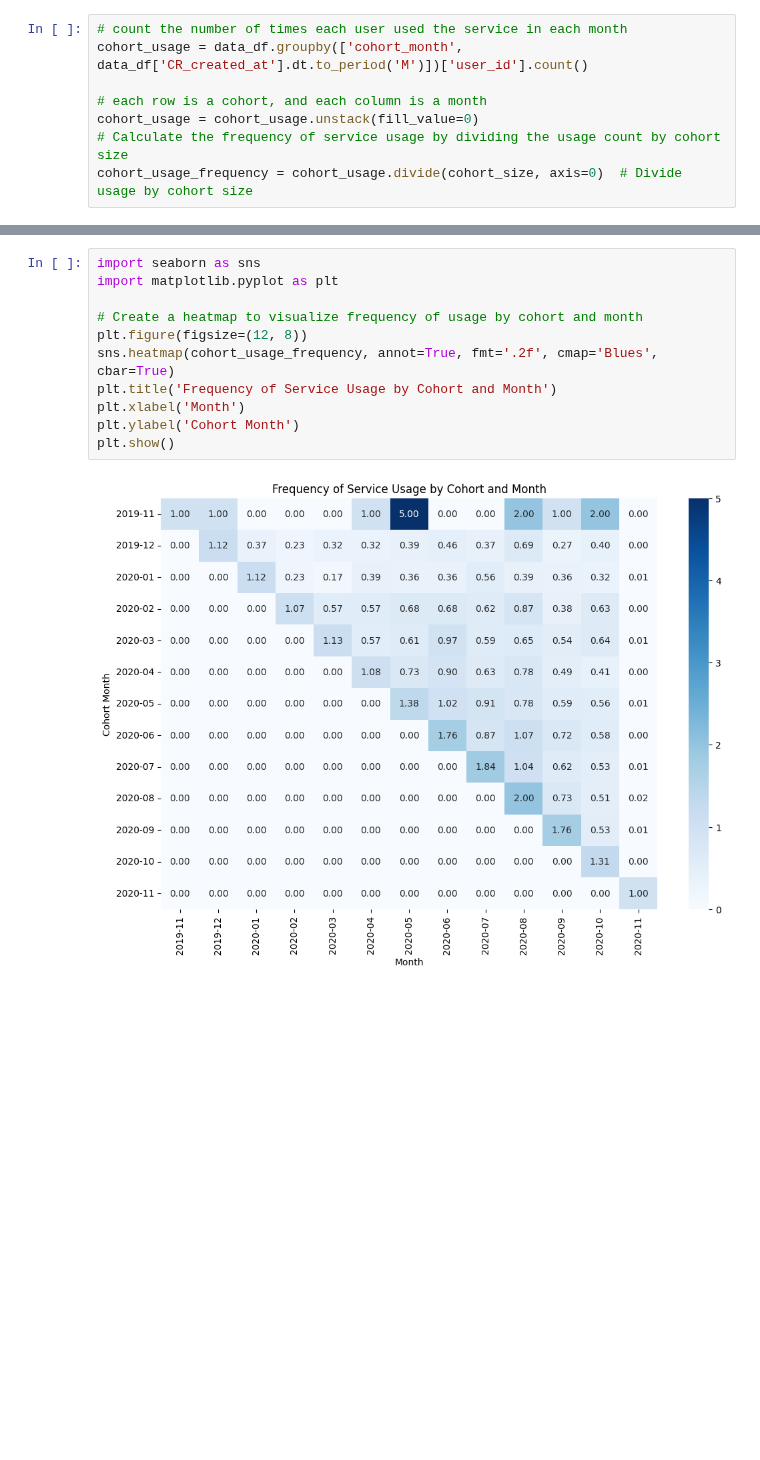
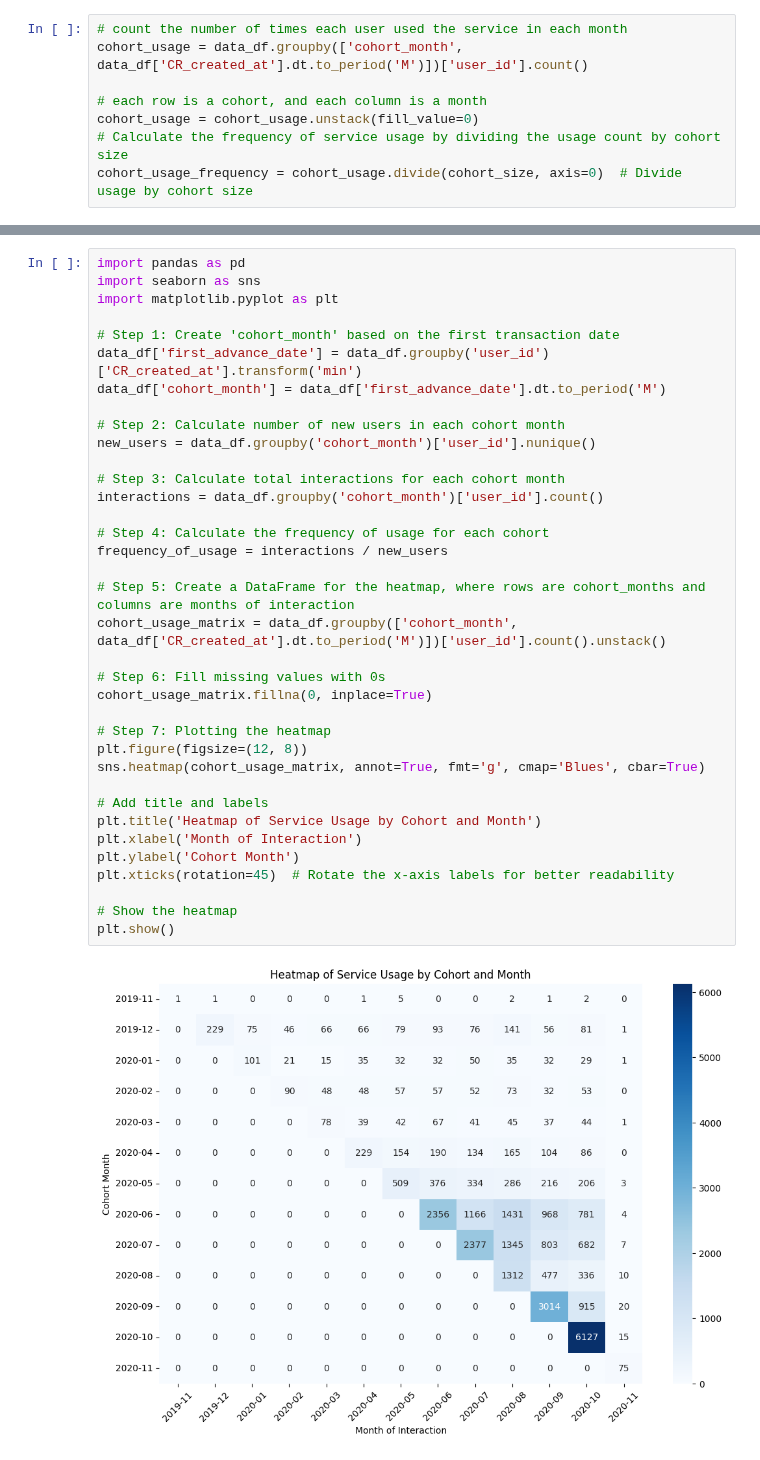
Before and after one commit to JayEm65/project-1-ironhack-payments-2-en, a Jupyter notebook: main.ipynb, the cells around one changed output, grey strips where cells are left out. Saved outputs shown, nothing was run; the diff lists cells and outputs as text; blank space fills up the shorter version.

```diff
--- a/main.ipynb
+++ b/main.ipynb
@@ -539,13 +521,38 @@ cohort_month
-# %%
-import seaborn as sns
-import matplotlib.pyplot as plt
-
-# Create a heatmap to visualize frequency of usage by cohort and month
-plt.figure(figsize=(12, 8))
-sns.heatmap(cohort_usage_frequency, annot=True, fmt='.2f', cmap='Blues', cbar=True)
-plt.title('Frequency of Service Usage by Cohort and Month')
-plt.xlabel('Month')
-plt.ylabel('Cohort Month')
-plt.show()
-# %% [output]
-[figure, removed]
+# %%
+import pandas as pd
+import seaborn as sns
+import matplotlib.pyplot as plt
+
+# Step 1: Create 'cohort_month' based on the first transaction date
+data_df['first_advance_date'] = data_df.groupby('user_id')['CR_created_at'].transform('min')
+data_df['cohort_month'] = data_df['first_advance_date'].dt.to_period('M')
+
+# Step 2: Calculate number of new users in each cohort month
+new_users = data_df.groupby('cohort_month')['user_id'].nunique()
+
+# Step 3: Calculate total interactions for each cohort month
+interactions = data_df.groupby('cohort_month')['user_id'].count()
+
+# Step 4: Calculate the frequency of usage for each cohort
+frequency_of_usage = interactions / new_users
+
+# Step 5: Create a DataFrame for the heatmap, where rows are cohort_months and columns are months of interaction
+cohort_usage_matrix = data_df.groupby(['cohort_month', data_df['CR_created_at'].dt.to_period('M')])['user_id'].count().unstack()
+
+# Step 6: Fill missing values with 0s
+cohort_usage_matrix.fillna(0, inplace=True)
+
+# Step 7: Plotting the heatmap
+plt.figure(figsize=(12, 8))
+sns.heatmap(cohort_usage_matrix, annot=True, fmt='g', cmap='Blues', cbar=True)
+
+# Add title and labels
+plt.title('Heatmap of Service Usage by Cohort and Month')
+plt.xlabel('Month of Interaction')
+plt.ylabel('Cohort Month')
+plt.xticks(rotation=45)  # Rotate the x-axis labels for better readability
+
+# Show the heatmap
+plt.show()
+# %% [output]
+[figure, added]
```
Also changed, not shown: parts of 5 cells of this notebook.
